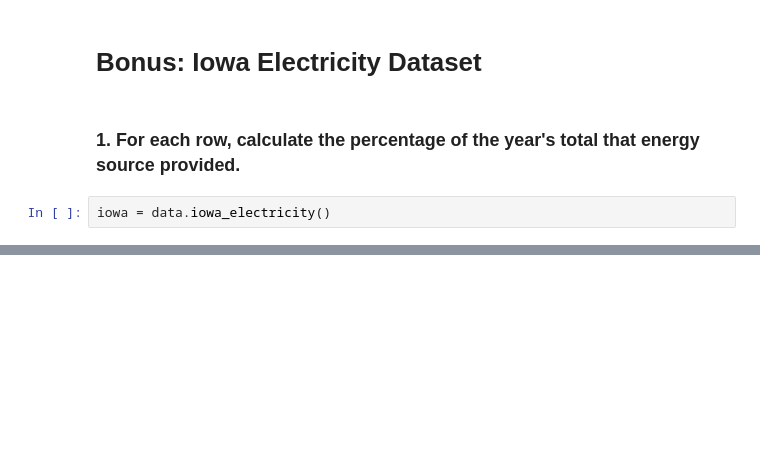
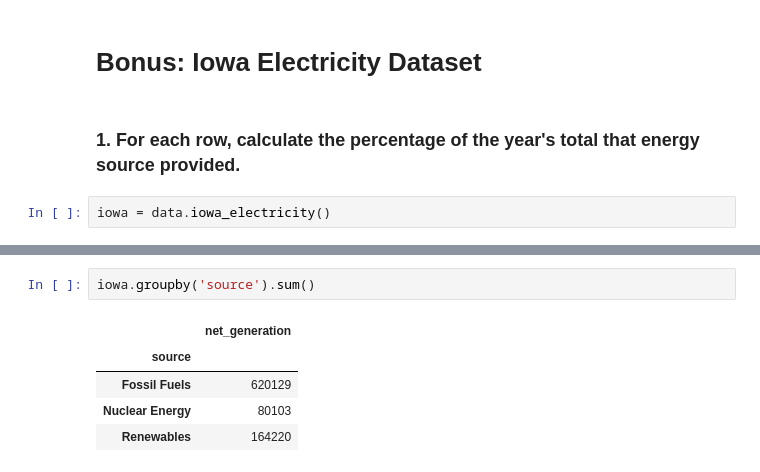
Before and after one commit to brentschriver/time-series-exercises, a Jupyter notebook: vega-datasets-exercises.ipynb, the cells around one changed output, grey strips where cells are left out. Saved outputs shown, nothing was run; the diff lists cells and outputs as text; blank space fills up the shorter version.

```diff
--- a/vega-datasets-exercises.ipynb
+++ b/vega-datasets-exercises.ipynb
@@ -492,3 +509,11 @@ year
 2016-01-01    54381
 2017-01-01    56476
 Freq: AS-JAN, Name: net_generation, dtype: int64
+# %%
+iowa.groupby('source').sum()
+# %% [output]
+|  | net_generation |
+| source |  |
+| Fossil Fuels | 620129 |
+| Nuclear Energy | 80103 |
+| Renewables | 164220 |
```
Also changed, not shown: parts of 13 cells of this notebook.
